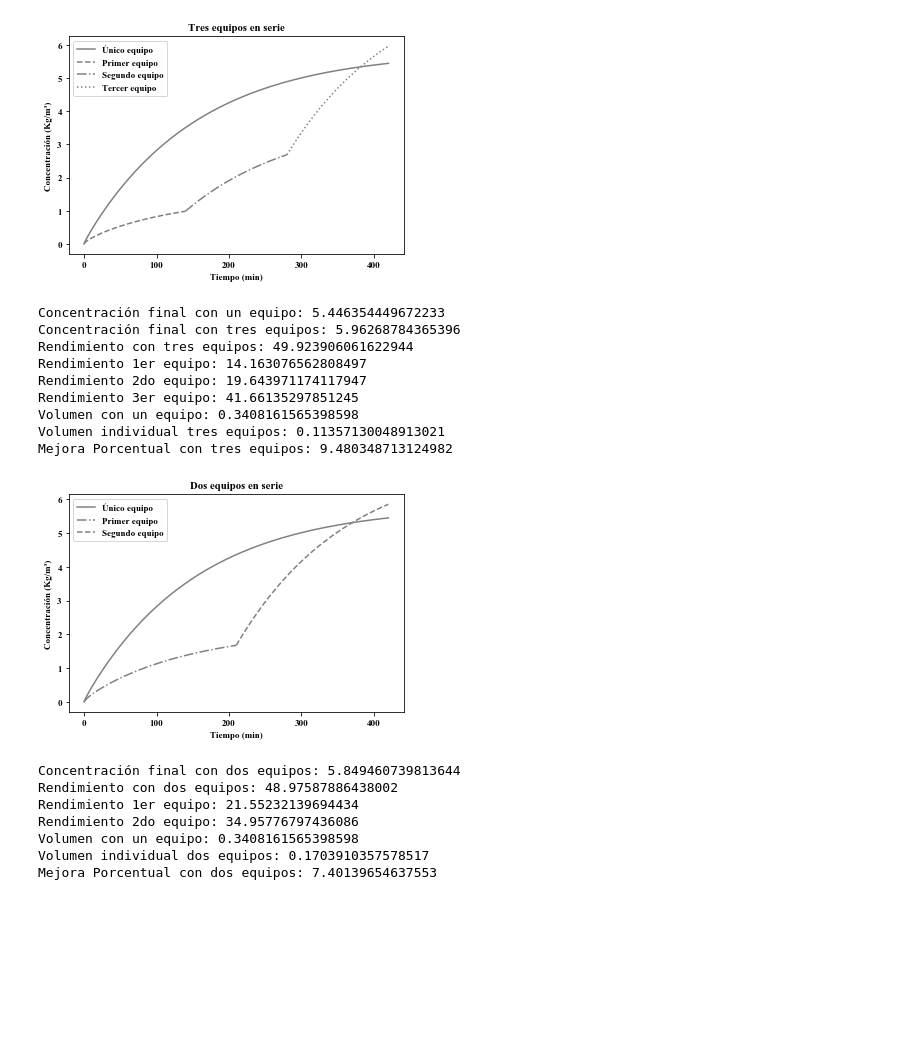
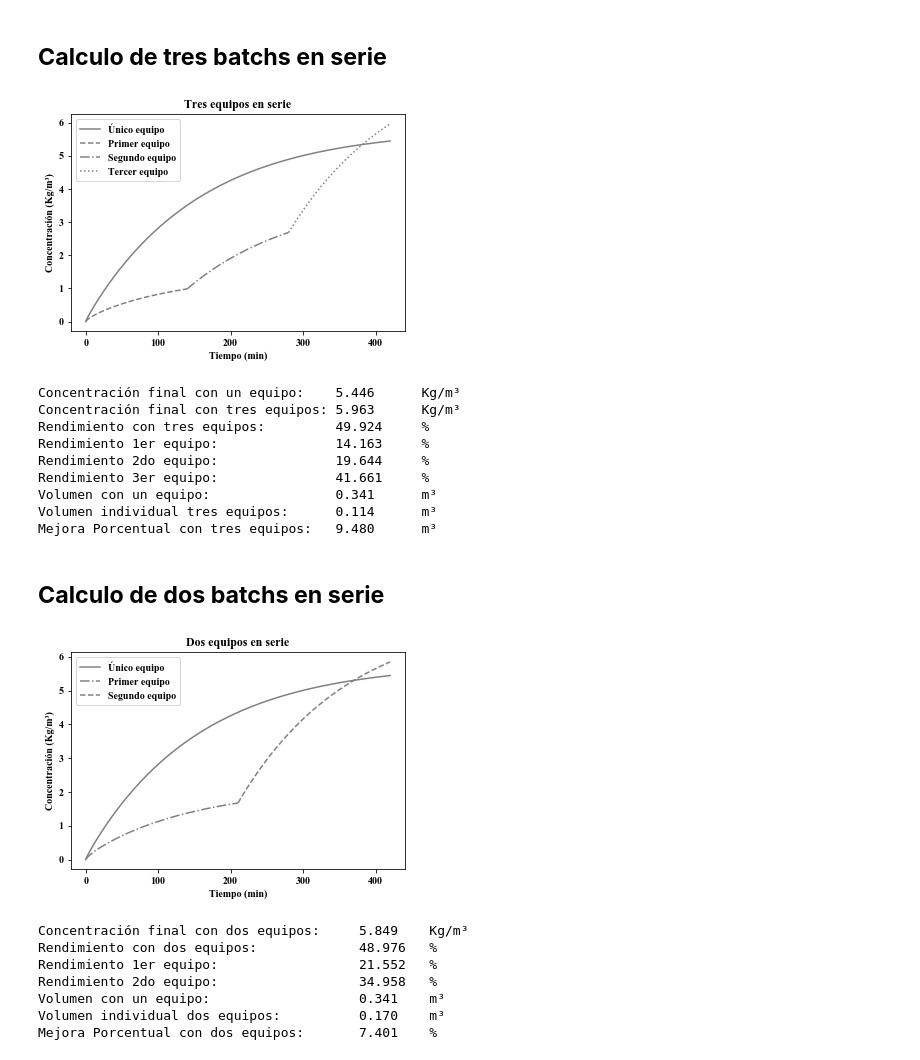
Before and after one commit to fedebenelli/PDE-solver, a Jupyter notebook: Jupyter/batch-diffusion.ipynb, the cells around one changed output. Cells and saved outputs as stored; diff of their text form; code cells hidden in the pictures; blank space fills up the shorter version.

Commit message:
Final de extractores en batch

```diff
--- a/Jupyter/batch-diffusion.ipynb
+++ b/Jupyter/batch-diffusion.ipynb
@@ -356,9 +363,9 @@ for eps in epsilons:
     rendimientos.append(round(rendimiento*100,2))
 
     print(f'''
-    Rendimiento a eps:{eps} -> {1-sol[-1][0]/sol[0][0]}
-    Concentración final: {sol[-1][-1]}
-    Volumen: {W*t[-1]/((1-eps)*dens)}
+    Rendimiento a epsilon: {eps:.3f} -> {1-sol[-1][0]/sol[0][0]:.3f}
+    Concentración final:   {sol[-1][-1]:.3f} \t Kg/m³
+    Volumen:               {W*t[-1]/((1-eps)*dens):.3f} \t m³
     ''')
     soluciones.append([eps,sol])
 
@@ -405,3 +412,5 @@ eps = 0.737
+# %% [markdown]
+## __Calculo de tres batchs en serie__
 # %%
 '__Calculo de tres batchs en serie__'
 
@@ -422,52 +431,54 @@ lista = []
 for i in range(0,10):
     sol1 = odeint(batch, [sol2[-1][0], y0], t1)
     sol2 = odeint(batch, [sol3[-1][0], sol1[-1][1]], t2)
     sol3 = odeint(batch, [x0, sol2[-1][1]], t3)
     lista.append(sol3[-1][1])
 
 plt.plot(t/60, sol0[:, -1], ls='solid', color='grey', label='Único equipo')
 plt.plot(t1/60, sol1[:, -1], ls='dashed', color='grey', label='Primer equipo')
 plt.plot(t2/60, sol2[:, -1], ls='dashdot', color='grey', label="Segundo equipo")
 plt.plot(t3/60, sol3[:, -1], ls='dotted', color='grey', label="Tercer equipo")
 
 conc_final_3 = sol3[-1,-1]
 rendimiento_3 = 100*(1 - sol1[-1][0]/sol3[0][0])
 
 rendimiento_3_1 = 100*(1- sol1[-1][0]/sol1[0][0])
 rendimiento_3_2 = 100*(1- sol2[-1][0]/sol2[0][0])
 rendimiento_3_3 = 100*(1- sol2[-1][0]/sol3[0][0])
 
 V_1 = W*t[-1]/((1-eps)*dens)
 V_3 = W*t1[-1]/((1-eps)*dens)
 
 plt.title('Tres equipos en serie')
 plt.xlabel('Tiempo (min)')
 plt.ylabel('Concentración (Kg/m³)')
 plt.legend()
 plt.show()
 
 print(f'''
-Concentración final con un equipo: {sol0[-1][1]}
-Concentración final con tres equipos: {conc_final_3}
-Rendimiento con tres equipos: {rendimiento_3}
-Rendimiento 1er equipo: {rendimiento_3_1}
-Rendimiento 2do equipo: {rendimiento_3_2}
-Rendimiento 3er equipo: {rendimiento_3_3}
-Volumen con un equipo: {V_1}
-Volumen individual tres equipos: {V_3}
-Mejora Porcentual con tres equipos: {100*(sol3[-1][1]-sol0[-1][1])/sol0[-1][1]}
+Concentración final con un equipo:    {sol0[-1][1]:.3f} \t Kg/m³
+Concentración final con tres equipos: {conc_final_3:.3f} \t Kg/m³
+Rendimiento con tres equipos:         {rendimiento_3:.3f} \t %
+Rendimiento 1er equipo:               {rendimiento_3_1:.3f} \t %
+Rendimiento 2do equipo:               {rendimiento_3_2:.3f} \t %
+Rendimiento 3er equipo:               {rendimiento_3_3:.3f} \t %
+Volumen con un equipo:                {V_1:.3f} \t m³
+Volumen individual tres equipos:      {V_3:.3f} \t m³
+Mejora Porcentual con tres equipos:   {100*(sol3[-1][1]-sol0[-1][1])/sol0[-1][1]:.3f} \t m³
 ''')
 # %% [output]
-[figure, old version]
+[figure, new version]
-Concentración final con un equipo: 5.446354449672233
-Concentración final con tres equipos: 5.96268784365396
-Rendimiento con tres equipos: 49.923906061622944
-Rendimiento 1er equipo: 14.163076562808497
-Rendimiento 2do equipo: 19.643971174117947
-Rendimiento 3er equipo: 41.66135297851245
-Volumen con un equipo: 0.3408161565398598
-Volumen individual tres equipos: 0.11357130048913021
-Mejora Porcentual con tres equipos: 9.480348713124982
+Concentración final con un equipo:    5.446      Kg/m³
+Concentración final con tres equipos: 5.963      Kg/m³
+Rendimiento con tres equipos:         49.924     %
+Rendimiento 1er equipo:               14.163     %
+Rendimiento 2do equipo:               19.644     %
+Rendimiento 3er equipo:               41.661     %
+Volumen con un equipo:                0.341      m³
+Volumen individual tres equipos:      0.114      m³
+Mejora Porcentual con tres equipos:   9.480      m³
+# %% [markdown]
+## __Calculo de dos batchs en serie__
 # %%
 '__Calculo de dos batchs en serie__'
 
@@ -505,20 +516,20 @@ plt.show()
 # plt.show()
 
 print(f'''
-Concentración final con dos equipos: {conc_final_2}
-Rendimiento con dos equipos: {rendimiento_2}
-Rendimiento 1er equipo: {rendimiento_2_1}
-Rendimiento 2do equipo: {rendimiento_2_2}
-Volumen con un equipo: {V_1}
-Volumen individual dos equipos: {V_2}
-Mejora Porcentual con dos equipos: {100*(sol2[-1][1]-sol0[-1][1])/sol0[-1][1]}
+Concentración final con dos equipos:     {conc_final_2:.3f}    Kg/m³
+Rendimiento con dos equipos:             {rendimiento_2:.3f}   %
+Rendimiento 1er equipo:                  {rendimiento_2_1:.3f}   %
+Rendimiento 2do equipo:                  {rendimiento_2_2:.3f}   %
+Volumen con un equipo:                   {V_1:.3f}    m³
+Volumen individual dos equipos:          {V_2:.3f}    m³
+Mejora Porcentual con dos equipos:       {100*(sol2[-1][1]-sol0[-1][1])/sol0[-1][1]:.3f}    %
 ''')
 # %% [output]
-[figure, old version]
+[figure, new version]
-Concentración final con dos equipos: 5.849460739813644
-Rendimiento con dos equipos: 48.97587886438002
-Rendimiento 1er equipo: 21.55232139694434
-Rendimiento 2do equipo: 34.95776797436086
-Volumen con un equipo: 0.3408161565398598
-Volumen individual dos equipos: 0.1703910357578517
-Mejora Porcentual con dos equipos: 7.40139654637553
+Concentración final con dos equipos:     5.849    Kg/m³
+Rendimiento con dos equipos:             48.976   %
+Rendimiento 1er equipo:                  21.552   %
+Rendimiento 2do equipo:                  34.958   %
+Volumen con un equipo:                   0.341    m³
+Volumen individual dos equipos:          0.170    m³
+Mejora Porcentual con dos equipos:       7.401    %
```
Also changed, not shown: parts of 8 cells of this notebook, 3 other files.
